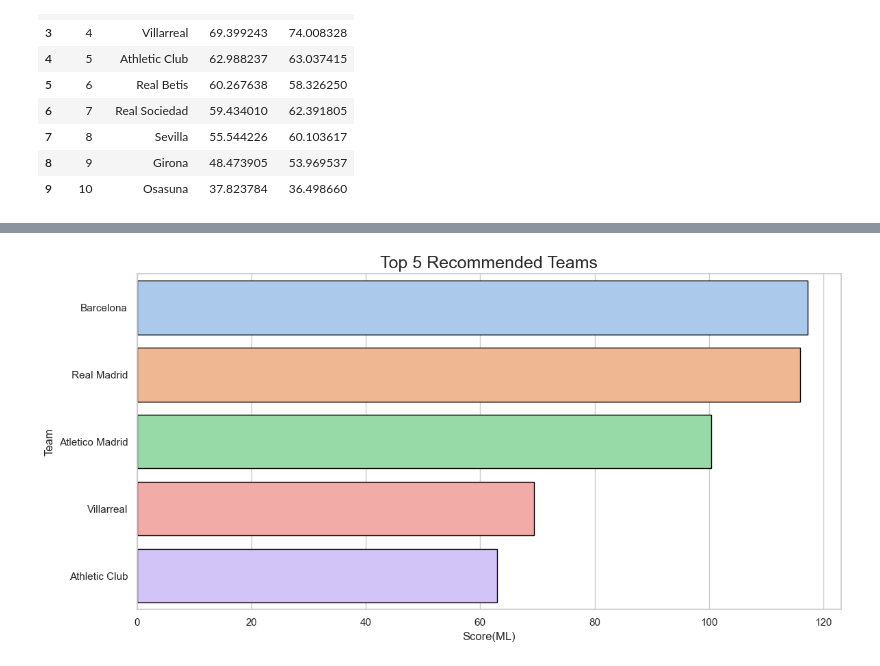
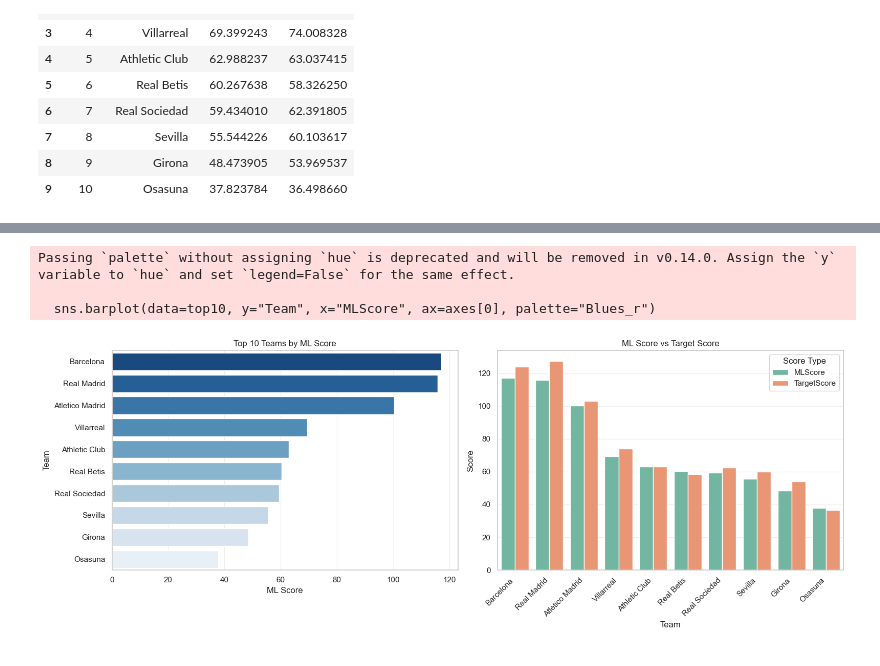
Before and after one commit to Divyanshu-Kumar19/LaLiga-Analysis, a Jupyter notebook: Analysis/src/modelling.ipynb, the cells around one changed output, grey strips where cells are left out. Cells and saved outputs as stored; diff of their text form; code cells hidden in the pictures.

```diff
--- a/Analysis/src/modelling.ipynb
+++ b/Analysis/src/modelling.ipynb
@@ -69,8 +181,8 @@ X_train, X_test, y_train, y_test = train_test_split(
 )
 # %%
 param_grid = {
-    'n_estimators': [300, 400, 500],
-    'max_depth': [10, 12, 15],
+    'n_estimators': [200, 300, 400],
+    'max_depth': [3, 5, 10],
     'min_samples_split': [2, 5],
     'min_samples_leaf': [1, 2]
 }
@@ -84,3 +196,4 @@ grid_search = GridSearchCV(
 
 grid_search.fit(X_train, y_train)
 model = grid_search.best_estimator_
+print(f"Best parameters: {grid_search.best_params_}")
@@ -154,19 +280,27 @@ Passing `palette` without assigning `hue` is deprecated and will be removed in v
 # %%
-top5 = ml_score.head(5)
-plt.figure(figsize=(12, 6))
+top10 = ml_score.head(10)
+fig, axes = plt.subplots(1, 2, figsize=(16, 6))
+
+sns.barplot(data=top10, y="Team", x="MLScore", ax=axes[0], palette="Blues_r")
+axes[0].set_xlabel("ML Score")
+axes[0].set_title("Top 10 Teams by ML Score")
+axes[0].grid(axis="x", alpha=0.3)
+
+top10_melted = top10[["Team", "MLScore", "TargetScore"]].melt(
+    id_vars="Team", var_name="Score Type", value_name="Score"
+)
 sns.barplot(
-    data=top5,
-    x="MLScore",
-    y="Team",
-    hue="Team",
-    palette="pastel",
-    edgecolor="black",
+    data=top10_melted, x="Team", y="Score", hue="Score Type", ax=axes[1], palette="Set2"
 )
-plt.title("Top 5 Recommended Teams", fontsize=18)
-plt.xlabel("Score(ML)")
-plt.ylabel("Team")
+axes[1].set_xticklabels(axes[1].get_xticklabels(), rotation=45, ha="right")
+axes[1].set_ylabel("Score")
+axes[1].set_title("ML Score vs Target Score")
+axes[1].grid(axis="y", alpha=0.3)
+
 plt.tight_layout()
-plt.savefig("../Outputs/top5_ml_recommendations.png", dpi=300, bbox_inches="tight")
 plt.show()
 # %% [output]
+Passing `palette` without assigning `hue` is deprecated and will be removed in v0.14.0. Assign the `y` variable to `hue` and set `legend=False` for the same effect.
+
+  sns.barplot(data=top10, y="Team", x="MLScore", ax=axes[0], palette="Blues_r")
-[figure, old version]
+[figure, new version]
```
Also changed, not shown: parts of 18 cells of this notebook, 24 other files.
